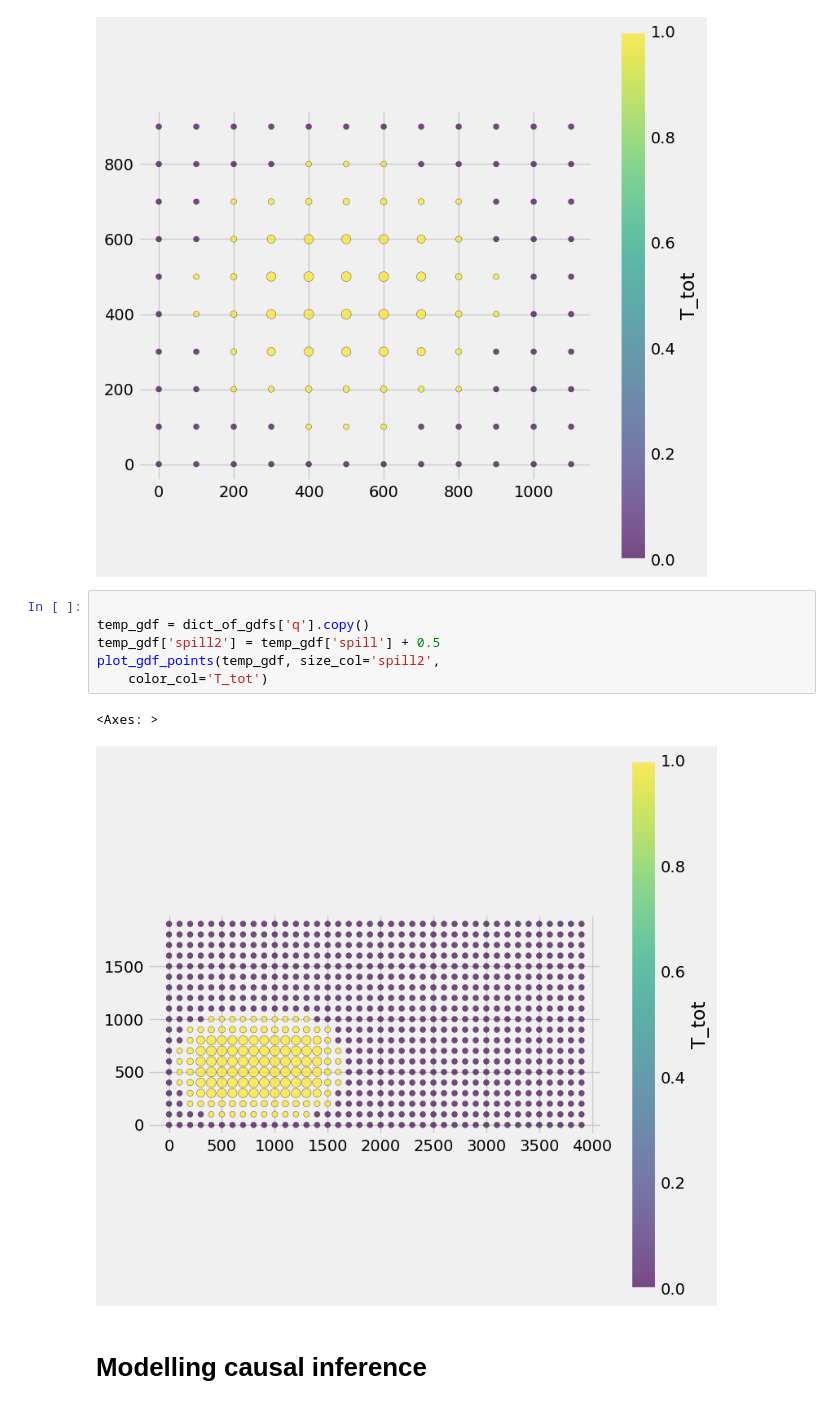
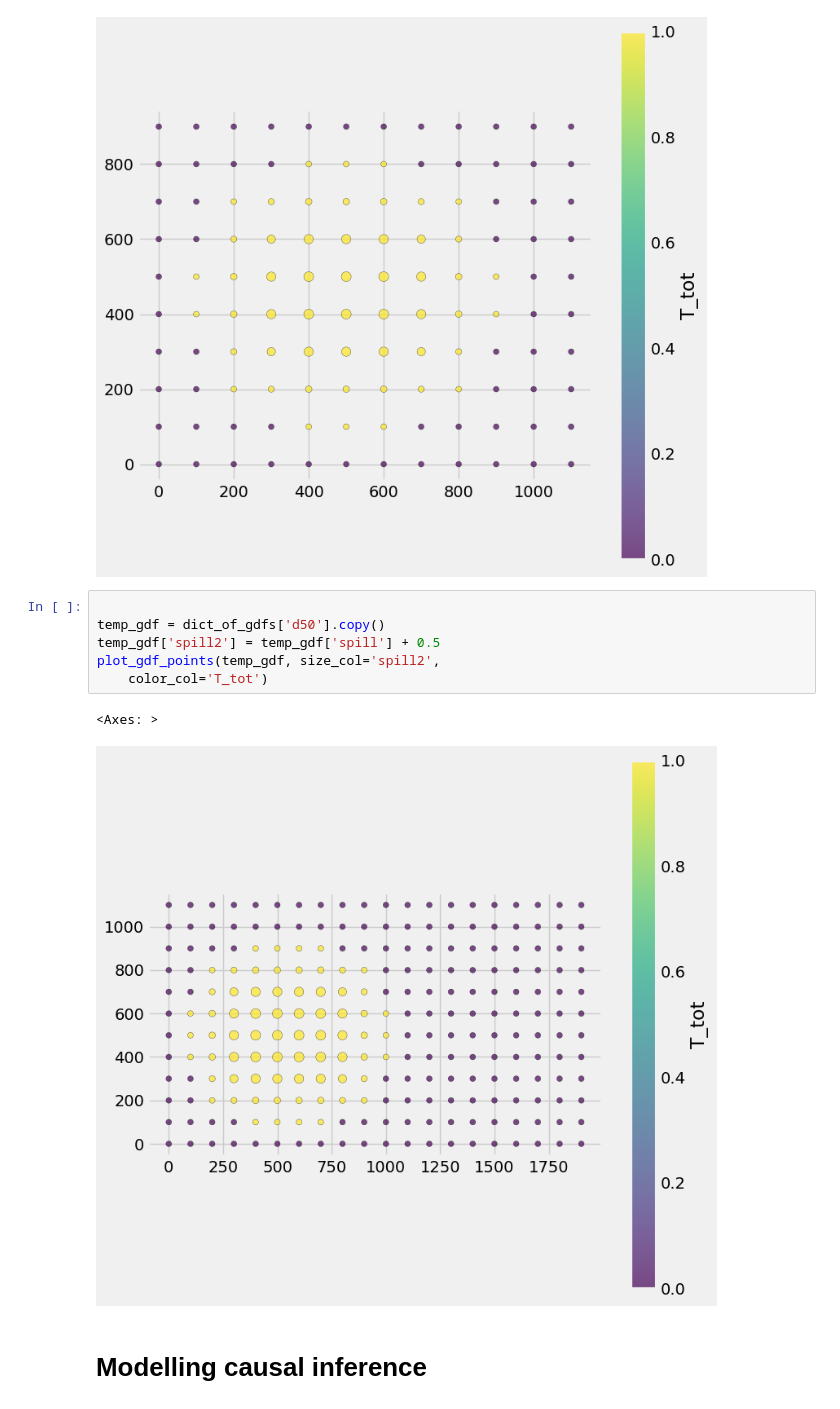
Before and after one commit to Andrew10MAIN/causal_ML_with_spilovers_of_treatment, a Jupyter notebook: 04_testing_models_on_simulated_data/multiple_df_pipeline.ipynb, the cells around one changed output. Drawn from its saved outputs; the diff is of its cells as text.

```diff
--- a/04_testing_models_on_simulated_data/multiple_df_pipeline.ipynb
+++ b/04_testing_models_on_simulated_data/multiple_df_pipeline.ipynb
@@ -102,13 +231,13 @@ plot_gdf_points(temp_gdf, size_col='spill2',
 [figure]
 # %%
 
-temp_gdf = dict_of_gdfs['q'].copy()
+temp_gdf = dict_of_gdfs['d50'].copy()
 temp_gdf['spill2'] = temp_gdf['spill'] + 0.5
 plot_gdf_points(temp_gdf, size_col='spill2',
     color_col='T_tot')
 # %% [output]
 <Axes: >
-[figure, old version]
+[figure, new version]
 # %% [markdown]
 # Modelling causal inference
 # %%
```
Also changed, not shown: parts of 20 cells of this notebook, 4 other files.
